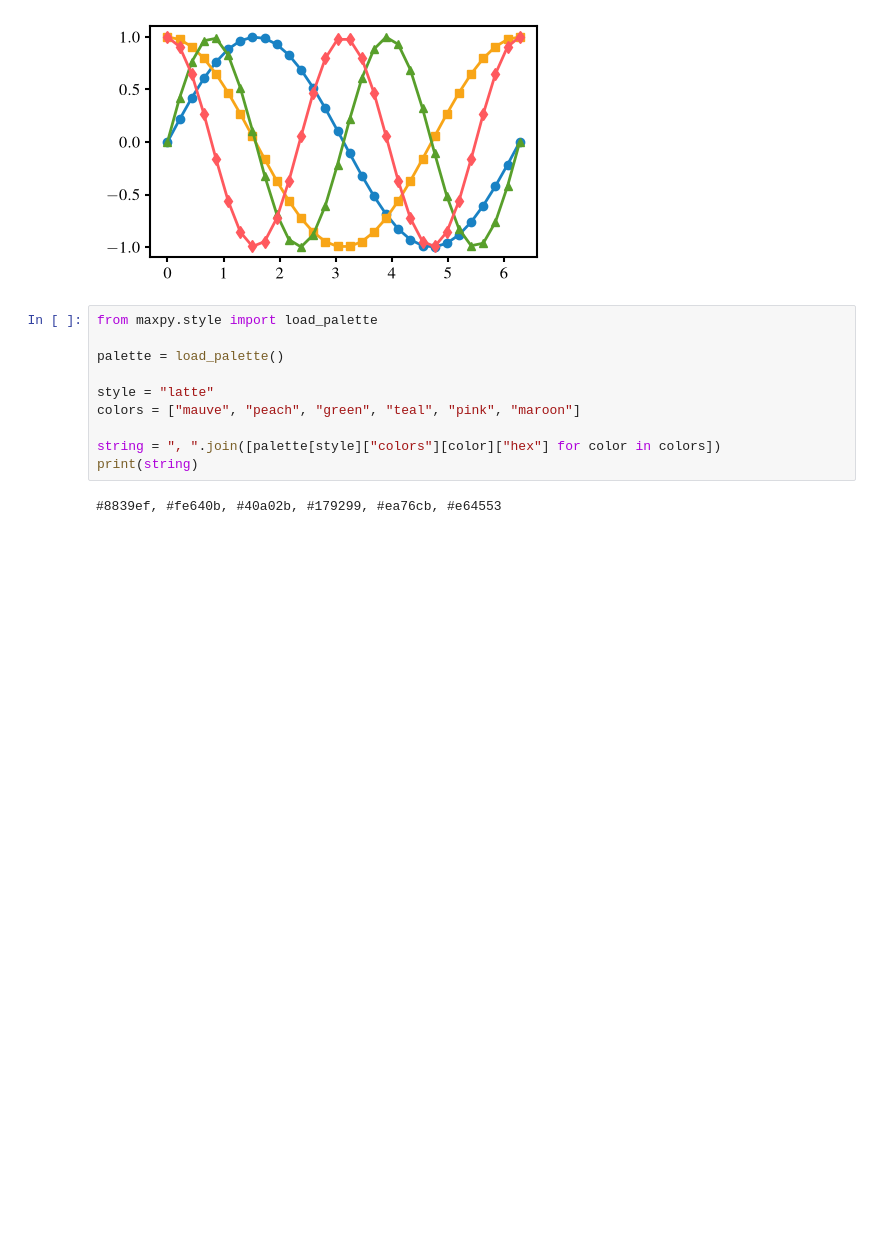
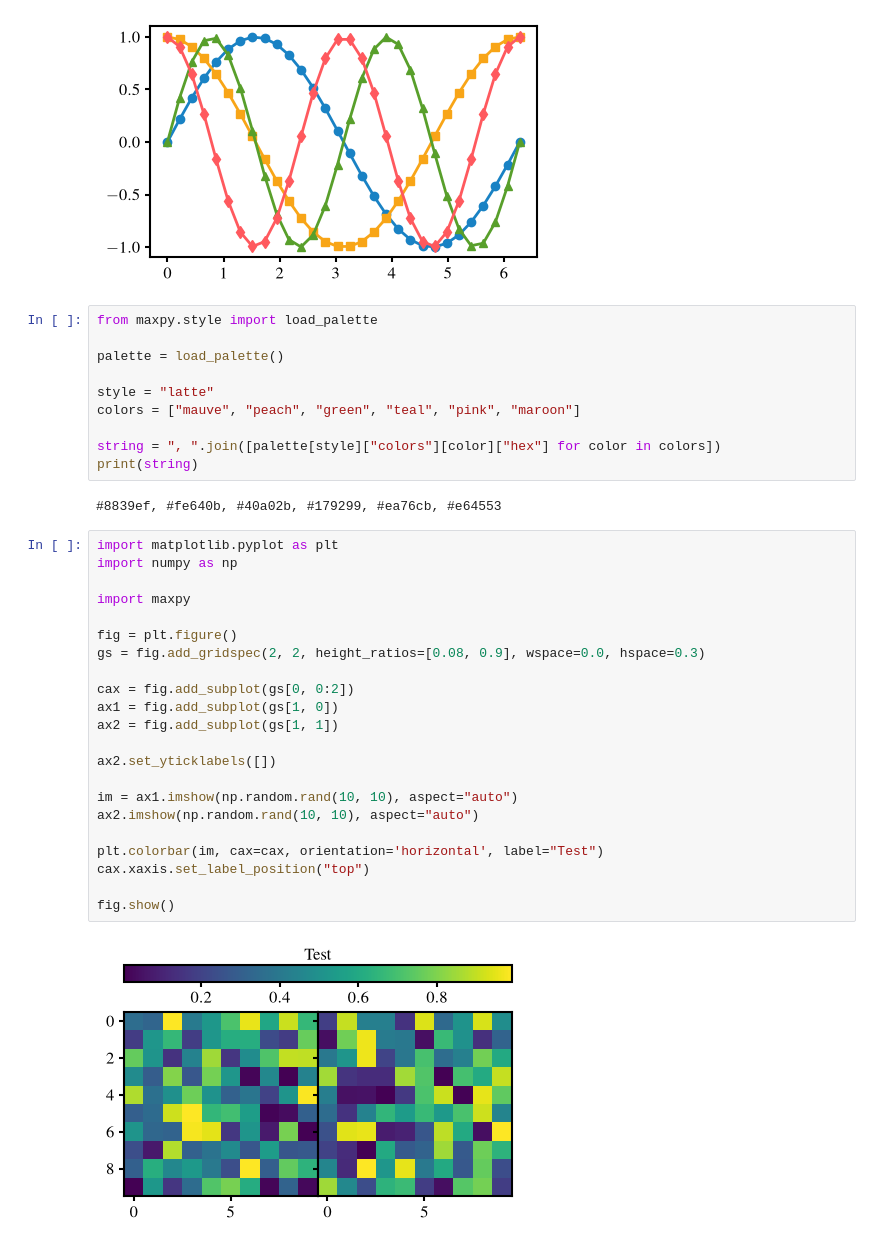
Before and after one commit to maxawake/maxpy, a Jupyter notebook: notebooks/examples.ipynb, the cells around one changed output. Saved outputs shown, nothing was run; the diff lists cells and outputs as text; blank space fills up the shorter version.

```diff
--- a/notebooks/test.ipynb
+++ b/notebooks/examples.ipynb
@@ -73,3 +73,27 @@ string = ", ".join([palette[style]["colors"][color]["hex"] for color in colors])
 print(string)
 # %% [output]
 #8839ef, #fe640b, #40a02b, #179299, #ea76cb, #e64553
+# %%
+import matplotlib.pyplot as plt
+import numpy as np
+
+import maxpy
+
+fig = plt.figure()
+gs = fig.add_gridspec(2, 2, height_ratios=[0.08, 0.9], wspace=0.0, hspace=0.3)
+
+cax = fig.add_subplot(gs[0, 0:2])
+ax1 = fig.add_subplot(gs[1, 0])
+ax2 = fig.add_subplot(gs[1, 1])
+
+ax2.set_yticklabels([])
+
+im = ax1.imshow(np.random.rand(10, 10), aspect="auto")
+ax2.imshow(np.random.rand(10, 10), aspect="auto")
+
+plt.colorbar(im, cax=cax, orientation='horizontal', label="Test")
+cax.xaxis.set_label_position("top")
+
+fig.show()
+# %% [output]
+[figure, added]
```
Also changed, not shown: parts of 2 cells of this notebook, 6 other files.
